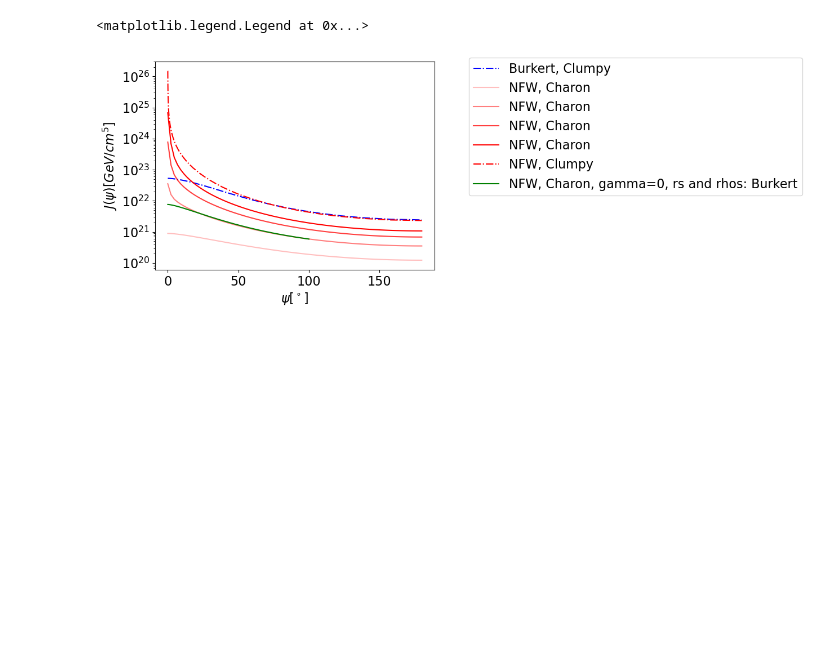
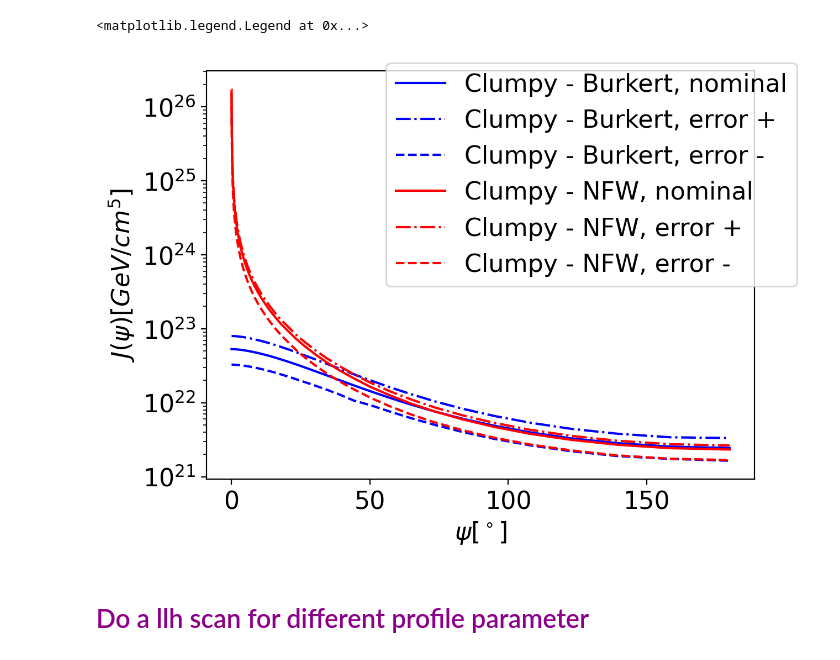
Before and after one commit to NhanChau94/GC_OscNext, a Jupyter notebook: PlotScripts/Jfactor.ipynb, the cells around one changed output. Drawn from its saved outputs; the diff is of its cells as text; code cells hidden in the pictures; blank space fills up the shorter version.

Commit message:
some updates plots

```diff
--- a/PlotScripts/Jfactor.ipynb
+++ b/PlotScripts/Jfactor.ipynb
@@ -26,12 +36,13 @@ colors = {"NFW":'red', "Burkert":'blue'}
 
 r = np.logspace(-2,2,100)
 # Plot:
-rs = {"NFW":24.42, "Burkert":12.67}
-rhos = {"NFW":0.184, "Burkert":0.712}
+# rs = {"NFW":24.42, "Burkert":12.67}
+# rhos = {"NFW":0.184, "Burkert":0.712}
+# rs = {"NFW":12, "Burkert":12.67}
+# rhos = {"NFW":0.42, "Burkert":0.712}
 
-
-# rs = {"NFW":12.0, "Burkert":9.26}
-# rhos = {"NFW":0.42, "Burkert":4.13}
+rs = {"NFW":16.1, "Burkert":4.13}
+rhos = {"NFW":1.4, "Burkert":9.26}
 
 for pr in profile:
     MyJ.profile = pr
@@ -66,34 +152,31 @@ plt.legend(bbox_to_anchor=(1.1, 1.05))
 # %%
-# Jfactor from Charon and Clumpy:
+# Jfactor from Clumpy:
 psi = np.linspace(0.,180,80)
 profile=["Burkert", "NFW"]
-
+error=["errors1", "errors2"]
+MyJ = Jf('ann')
+# Labels + color for the plot:
+colors = {"NFW":'red', "Burkert":'blue'}
+ls = {"errors1":'-.', "errors2":'--'}
+lb = {"errors1":'error +', "errors2":'error -'}
 
 for pr in profile:
     MyJ.profile = pr
     J_Clumpy = MyJ.Jfactor_Clumpy()
-    J_Charon = MyJ.Jfactor_Charon(psi,rs=rs[pr], rhos=rhos[pr])
-    if pr=='NFW':
-        i=1
-        for g in [0, 0.5, 0.8, 1.]:
-            J_Charon = MyJ.Jfactor_Charon(psi,rs=rs[pr], rhos=rhos[pr], gamma=g)
-            plt.plot(J_Charon["psi"], J_Charon["J"], color=colors[pr], label='{}, Charon'.format(pr), alpha=i/4.)
-            i+=1
-    plt.plot(J_Clumpy["psi"], J_Clumpy["J"], color=colors[pr], label='{}, Clumpy'.format(pr), linestyle='-.')
-    # new = [J/np.pi for J in J_Charon["J"]]
-    # plt.plot(J_Charon["psi"], J_Charon["J"], color=colors[pr], label='{}, Charon'.format(pr))
+    plt.plot(J_Clumpy["psi"], J_Clumpy["J"], color=colors[pr], label=f'Clumpy - {pr}, nominal')
+    for e in error:
+        J_Clumpy = MyJ.Jfactor_Clumpy(errors=e)
+        plt.plot(J_Clumpy["psi"], J_Clumpy["J"], color=colors[pr], label=f'Clumpy - {pr}, {lb[e]}', linestyle=ls[e])
 
-    # Save the Clumpy Jfactor
-    # pkl.dump(J_Clumpy,open("JFactor_{}.pkl".format(pr),"wb"))
-MyJ.profile = 'NFW'
-J_Charon = MyJ.Jfactor_Charon(r, rs=rs['Burkert'], rhos=rhos['Burkert'], gamma=0)
-plt.plot(J_Charon["psi"], J_Charon["J"], color='green', label='NFW, Charon, gamma=0, rs and rhos: Burkert')
+
 
 # plt.yscale('log')
 plt.semilogy()
 plt.xlabel(r'$\psi[^\circ]$')
 plt.ylabel(r'$J(\psi)[GeV/cm^{5}]$')
 plt.legend(bbox_to_anchor=(1.1, 1.05))
 # %% [output]
 <matplotlib.legend.Legend at 0x...>
-[figure, old version]
+[figure, new version]
+# %% [markdown]
+# <font color="darkmagenta"> Do a llh scan for different profile parameter  </font>
```
Also changed, not shown: parts of 7 cells of this notebook, 6 other files.
